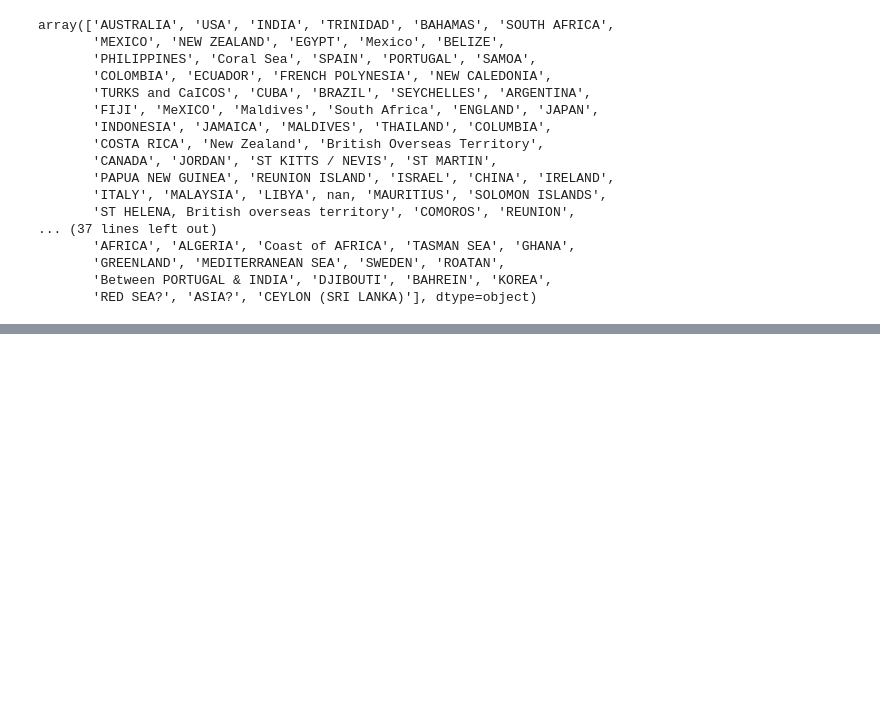
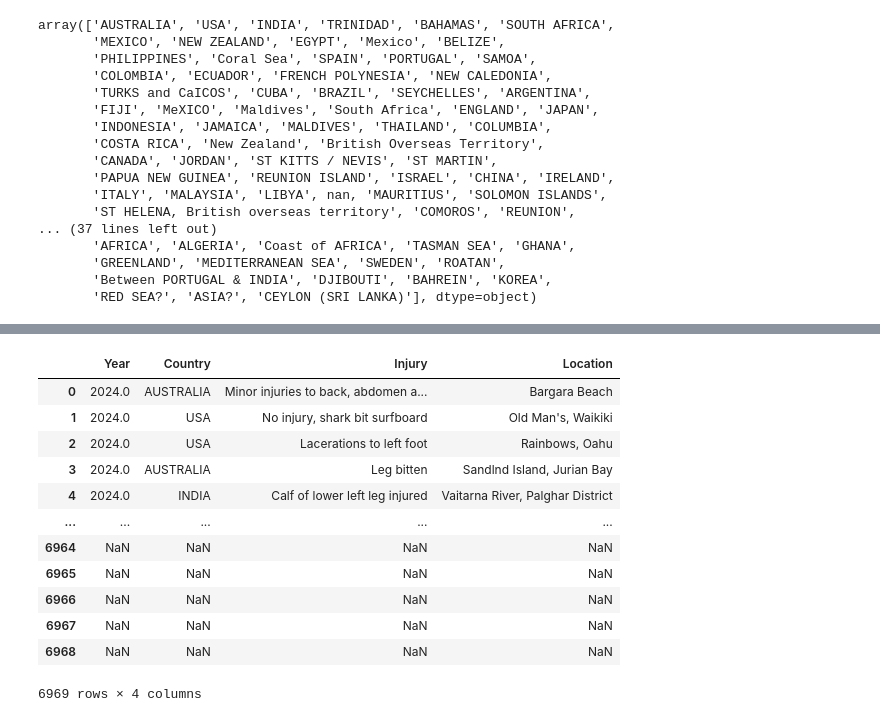
Before and after one commit to RosaEvasari/SharkAttack, a Jupyter notebook: sharkAttack.ipynb, the cells around one changed output, grey strips where cells are left out. Cells and saved outputs as stored; diff of their text form; code cells hidden in the pictures; blank space fills up the shorter version.

```diff
--- a/sharkAttack.ipynb
+++ b/sharkAttack.ipynb
@@ -97,0 +118,17 @@ array(['AUSTRALIA', 'USA', 'INDIA', 'TRINIDAD', 'BAHAMAS', 'SOUTH AFRICA',
+# %%
+selected_columns = data[["Year", "Country", "Injury", "Location"]]
+selected_columns
+# %% [output]
+|  | Year | Country | Injury | Location |
+| 0 | 2024.0 | AUSTRALIA | Minor injuries to back, abdomen a... | Bargara Beach |
+| 1 | 2024.0 | USA | No injury, shark bit surfboard | Old Man's, Waikiki |
+| 2 | 2024.0 | USA | Lacerations to left foot | Rainbows, Oahu |
+| 3 | 2024.0 | AUSTRALIA | Leg bitten | Sandlnd Island, Jurian Bay |
+| 4 | 2024.0 | INDIA | Calf of lower left leg injured | Vaitarna River, Palghar District |
+| ... | ... | ... | ... | ... |
+| 6964 | NaN | NaN | NaN | NaN |
+| 6965 | NaN | NaN | NaN | NaN |
+| 6966 | NaN | NaN | NaN | NaN |
+| 6967 | NaN | NaN | NaN | NaN |
+| 6968 | NaN | NaN | NaN | NaN |
+6969 rows × 4 columns
```
Also changed, not shown: parts of 15 cells of this notebook.
